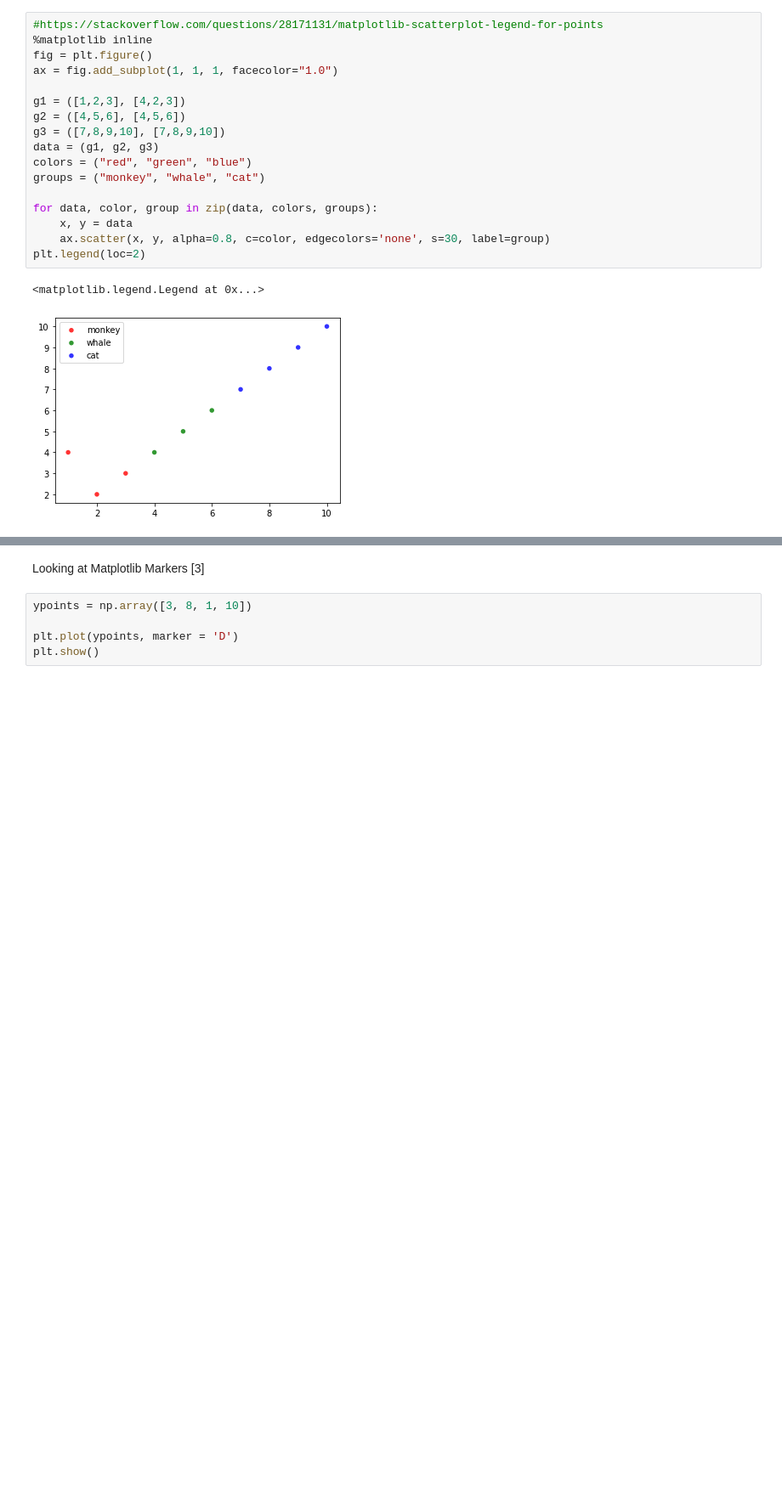
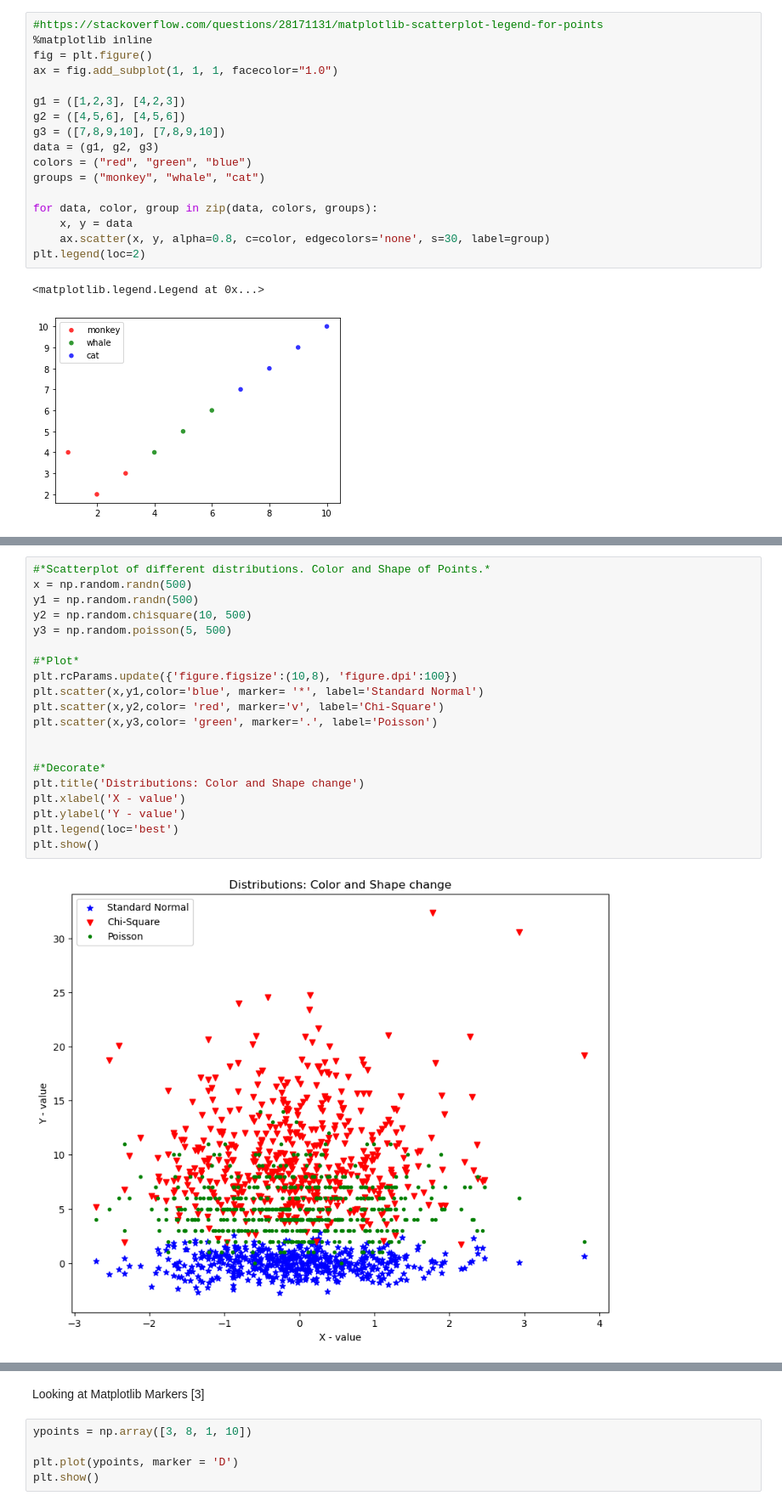
Before and after one commit to katel85/FundamentalsDA, a Jupyter notebook: pyplot.ipynb, the cells around one changed output, grey strips where cells are left out. Shown at 85% size. Saved outputs shown, nothing was run; the diff lists cells and outputs as text; blank space fills up the shorter version.

```diff
--- a/pyplot.ipynb
+++ b/pyplot.ipynb
@@ -331,0 +449,22 @@ plt.legend(loc=2)
+# %%
+#*Scatterplot of different distributions. Color and Shape of Points.*
+x = np.random.randn(500)
+y1 = np.random.randn(500)
+y2 = np.random.chisquare(10, 500)
+y3 = np.random.poisson(5, 500)
+
+#*Plot*
+plt.rcParams.update({'figure.figsize':(10,8), 'figure.dpi':100})
+plt.scatter(x,y1,color='blue', marker= '*', label='Standard Normal')
+plt.scatter(x,y2,color= 'red', marker='v', label='Chi-Square')
+plt.scatter(x,y3,color= 'green', marker='.', label='Poisson')
+
+
+#*Decorate*
+plt.title('Distributions: Color and Shape change')
+plt.xlabel('X - value')
+plt.ylabel('Y - value')
+plt.legend(loc='best')
+plt.show()
+# %% [output]
+[figure, added]
```
Also changed, not shown: parts of 37 cells of this notebook, 1 other file.
